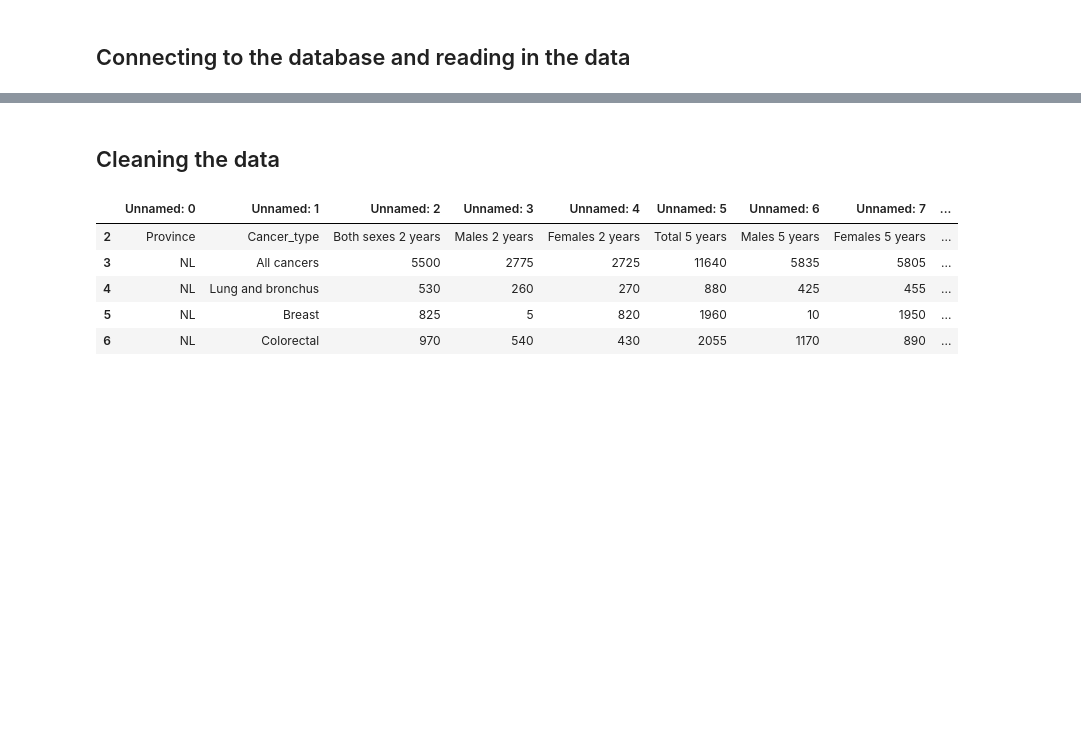
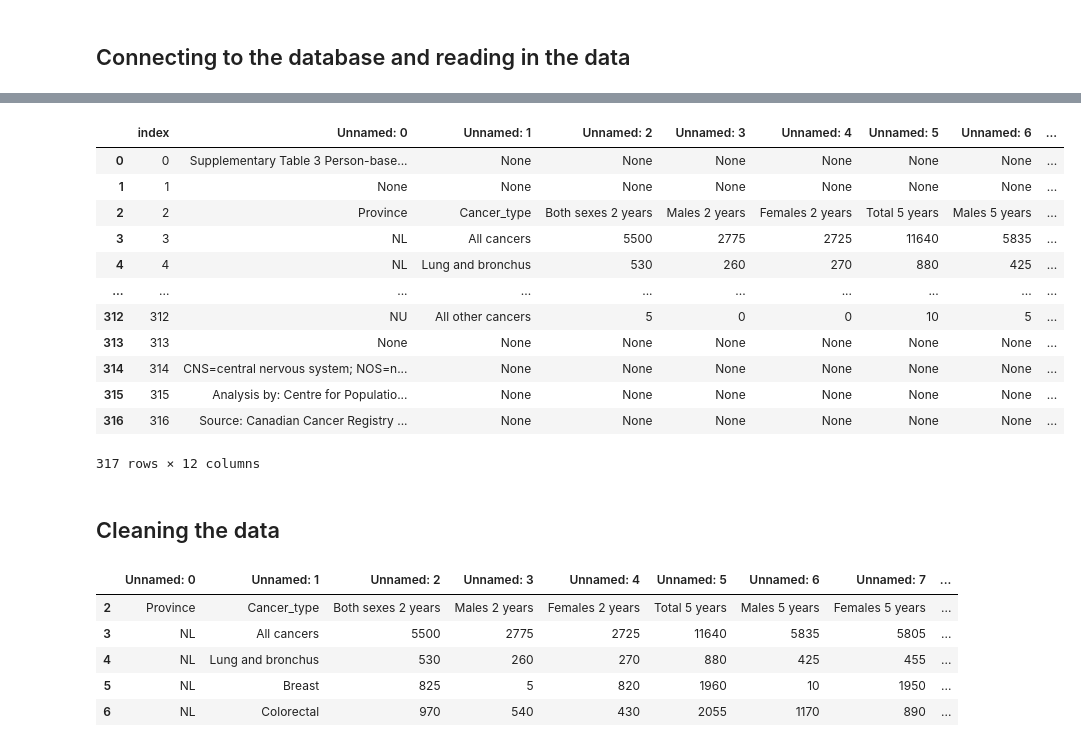
Before and after one commit to MoneyGeng/mapping-cancer, a Jupyter notebook: provincial_data.ipynb, the cells around one changed output, grey strips where cells are left out. Saved outputs shown, nothing was run; the diff lists cells and outputs as text; code cells hidden in the pictures; blank space fills up the shorter version.

```diff
--- a/provincial_data.ipynb
+++ b/provincial_data.ipynb
@@ -17,3 +19,3 @@ wb = pd.read_excel("/Users/sumaiyanathani/Downloads/2022_supplementary_online_da
 # %%
 data = pd.read_sql("SELECT * FROM provincial_data", con)
-data
+data2 = data.reset_index()
@@ -34,3 +22,19 @@ data
+# %%
+data2
+# %% [output]
+|  | index | Unnamed: 0 | Unnamed: 1 | Unnamed: 2 | Unnamed: 3 | Unnamed: 4 | Unnamed: 5 | Unnamed: 6 | ... |
+| 0 | 0 | Supplementary Table 3 Person-base... | None | None | None | None | None | None | ... |
+| 1 | 1 | None | None | None | None | None | None | None | ... |
+| 2 | 2 | Province | Cancer_type | Both sexes 2 years | Males 2 years | Females 2 years | Total 5 years | Males 5 years | ... |
+| 3 | 3 | NL | All cancers | 5500 | 2775 | 2725 | 11640 | 5835 | ... |
+| 4 | 4 | NL | Lung and bronchus | 530 | 260 | 270 | 880 | 425 | ... |
+| ... | ... | ... | ... | ... | ... | ... | ... | ... | ... |
+| 312 | 312 | NU | All other cancers | 5 | 0 | 0 | 10 | 5 | ... |
+| 313 | 313 | None | None | None | None | None | None | None | ... |
+| 314 | 314 | CNS=central nervous system; NOS=n... | None | None | None | None | None | None | ... |
+| 315 | 315 | Analysis by: Centre for Populatio... | None | None | None | None | None | None | ... |
+| 316 | 316 | Source: Canadian Cancer Registry ... | None | None | None | None | None | None | ... |
+317 rows × 12 columns
 # %%
 #Base = automap_base()
 # %%
```
Also changed, not shown: parts of 5 cells of this notebook, 2 other files.
